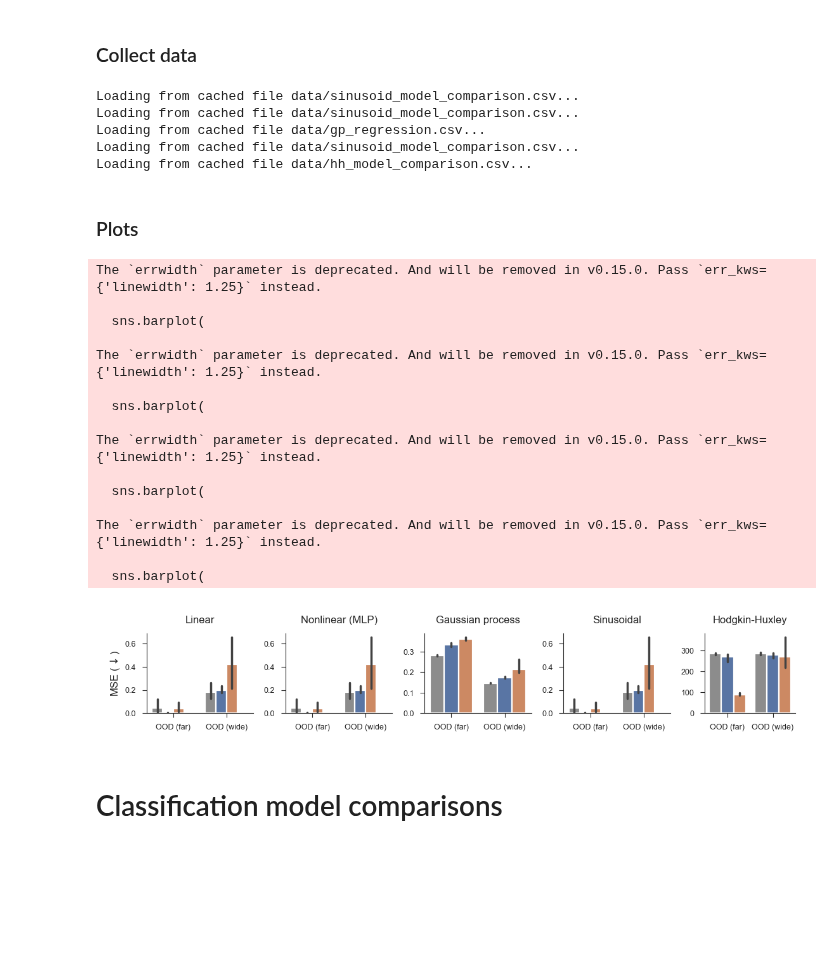
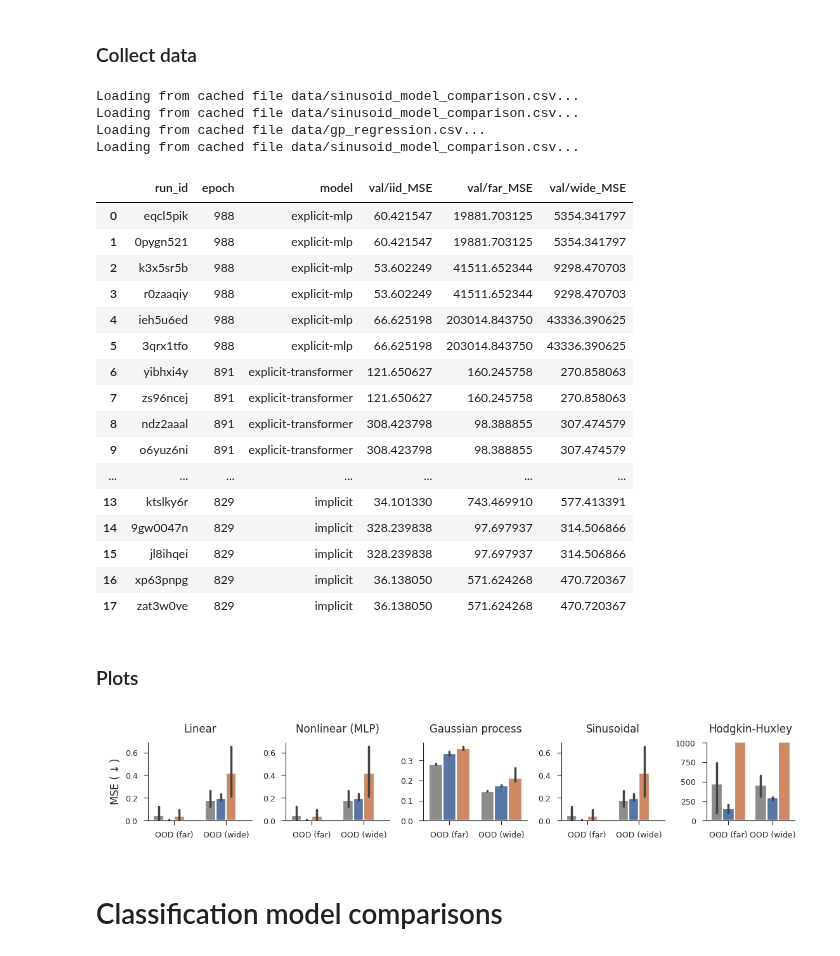
Before and after one commit to EricElmoznino/explicit_implicit_icl, a Jupyter notebook: notebooks/paper/figures.ipynb, the cells around one changed output. Cells and saved outputs as stored; diff of their text form; code cells hidden in the pictures; blank space fills up the shorter version.

Commit message:
updated hh plot

```diff
--- a/notebooks/paper/figures.ipynb
+++ b/notebooks/paper/figures.ipynb
@@ -298,7 +298,7 @@ data_huxley = get_run_performances(
     comparison_metrics=["val/iid_MSE", "val/far_MSE", "val/wide_MSE"],
     mode="min",
     filters={
-        "tags": {"$in": ["bad_plot"]},
+        "tags": {"$in": ["plot"]}
     },
     save_path="data/hh_model_comparison.csv",
 )
@@ -307,7 +307,26 @@ Loading from cached file data/sinusoid_model_comparison.csv...
 Loading from cached file data/sinusoid_model_comparison.csv...
 Loading from cached file data/gp_regression.csv...
 Loading from cached file data/sinusoid_model_comparison.csv...
-Loading from cached file data/hh_model_comparison.csv...
+# %%
+data_huxley
+# %% [output]
+|  | run_id | epoch | model | val/iid_MSE | val/far_MSE | val/wide_MSE |
+| 0 | eqcl5pik | 988 | explicit-mlp | 60.421547 | 19881.703125 | 5354.341797 |
+| 1 | 0pygn521 | 988 | explicit-mlp | 60.421547 | 19881.703125 | 5354.341797 |
+| 2 | k3x5sr5b | 988 | explicit-mlp | 53.602249 | 41511.652344 | 9298.470703 |
+| 3 | r0zaaqiy | 988 | explicit-mlp | 53.602249 | 41511.652344 | 9298.470703 |
+| 4 | ieh5u6ed | 988 | explicit-mlp | 66.625198 | 203014.843750 | 43336.390625 |
+| 5 | 3qrx1tfo | 988 | explicit-mlp | 66.625198 | 203014.843750 | 43336.390625 |
+| 6 | yibhxi4y | 891 | explicit-transformer | 121.650627 | 160.245758 | 270.858063 |
+| 7 | zs96ncej | 891 | explicit-transformer | 121.650627 | 160.245758 | 270.858063 |
+| 8 | ndz2aaal | 891 | explicit-transformer | 308.423798 | 98.388855 | 307.474579 |
+| 9 | o6yuz6ni | 891 | explicit-transformer | 308.423798 | 98.388855 | 307.474579 |
+| ... | ... | ... | ... | ... | ... | ... |
+| 13 | ktslky6r | 829 | implicit | 34.101330 | 743.469910 | 577.413391 |
+| 14 | 9gw0047n | 829 | implicit | 328.239838 | 97.697937 | 314.506866 |
+| 15 | jl8ihqei | 829 | implicit | 328.239838 | 97.697937 | 314.506866 |
+| 16 | xp63pnpg | 829 | implicit | 36.138050 | 571.624268 | 470.720367 |
+| 17 | zat3w0ve | 829 | implicit | 36.138050 | 571.624268 | 470.720367 |
 # %% [markdown]
 ### Plots
 # %%
@@ -344,49 +363,35 @@ model_comparison_barplot(
 axs[2].set(title="Gaussian process")
 
 model_comparison_barplot(
     data=data_sinreg,
     metrics=["val/far_MSE", "val/wide_MSE"],
     metric_short_names={"val/far_MSE": "OOD (far)", "val/wide_MSE": "OOD (wide)"},
     metric_units=r"MSE ($\downarrow$)",
     err_kws={"linewidth": 1.25},
     ax=axs[3],
 )
 axs[3].set(title="Sinusoidal")
 
 model_comparison_barplot(
     data=data_huxley,
     metrics=["val/far_MSE", "val/wide_MSE"],
     metric_short_names={"val/far_MSE": "OOD (far)", "val/wide_MSE": "OOD (wide)"},
     metric_units=r"MSE ($\downarrow$)",
     err_kws={"linewidth": 1.25},
     ax=axs[4],
 )
 axs[4].set(title="Hodgkin-Huxley")
+axs[4].set_ylim(0,1000)
 
 for ax in axs[1:]:
     ax.set(ylabel=None)
 for ax in axs:
     ax.legend().remove()
 
 fig.savefig("saved/regression_model_comparison.pdf")
 plt.show()
 # %% [output]
-The `errwidth` parameter is deprecated. And will be removed in v0.15.0. Pass `err_kws={'linewidth': 1.25}` instead.
-
-  sns.barplot(
-
-The `errwidth` parameter is deprecated. And will be removed in v0.15.0. Pass `err_kws={'linewidth': 1.25}` instead.
-
-  sns.barplot(
-
-The `errwidth` parameter is deprecated. And will be removed in v0.15.0. Pass `err_kws={'linewidth': 1.25}` instead.
-
-  sns.barplot(
-
-The `errwidth` parameter is deprecated. And will be removed in v0.15.0. Pass `err_kws={'linewidth': 1.25}` instead.
-
-  sns.barplot(
-[figure, old version]
+[figure, new version]
 # %% [markdown]
 # Classification model comparisons
 # %% [markdown]
```
Also changed, not shown: 2 other files.
